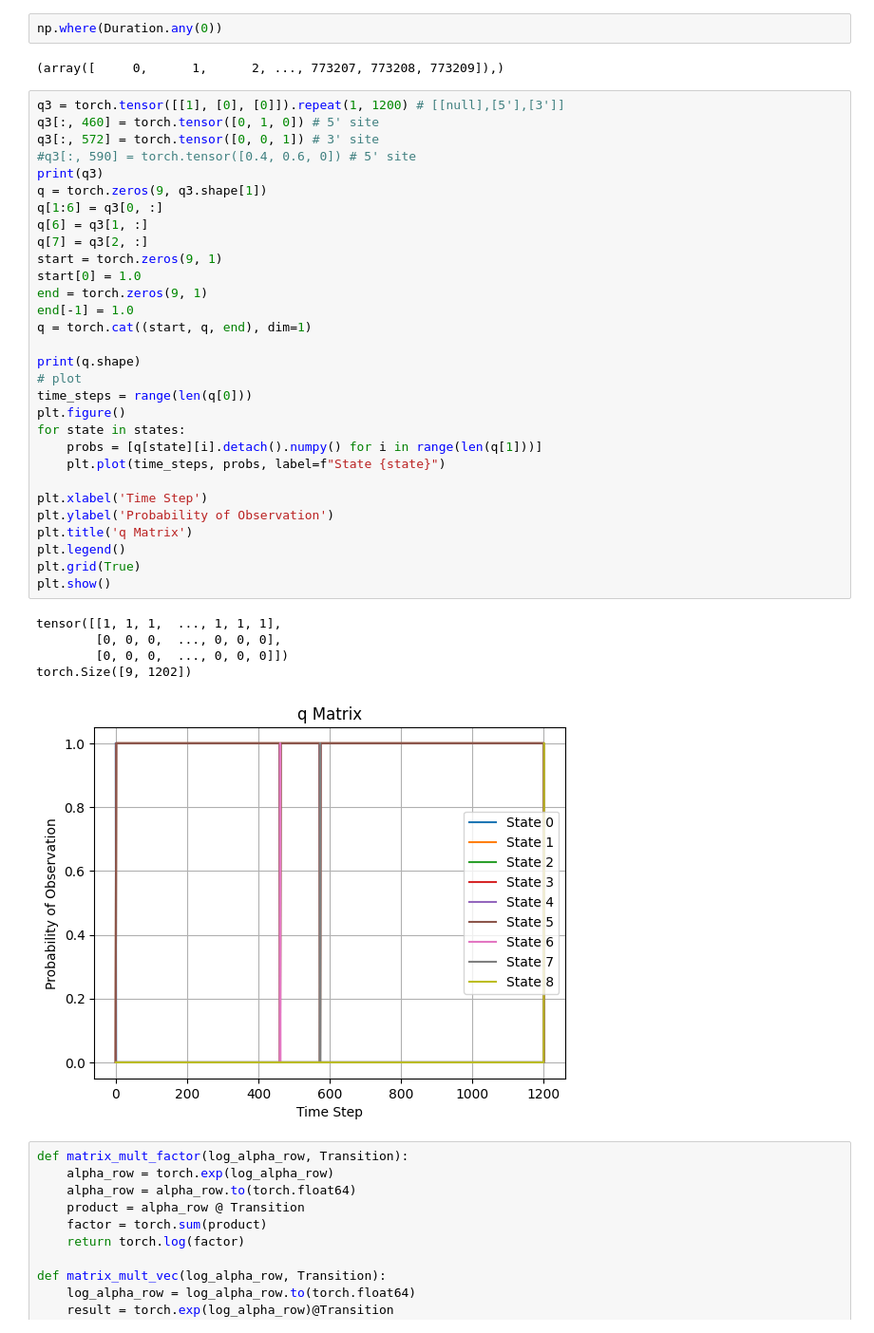
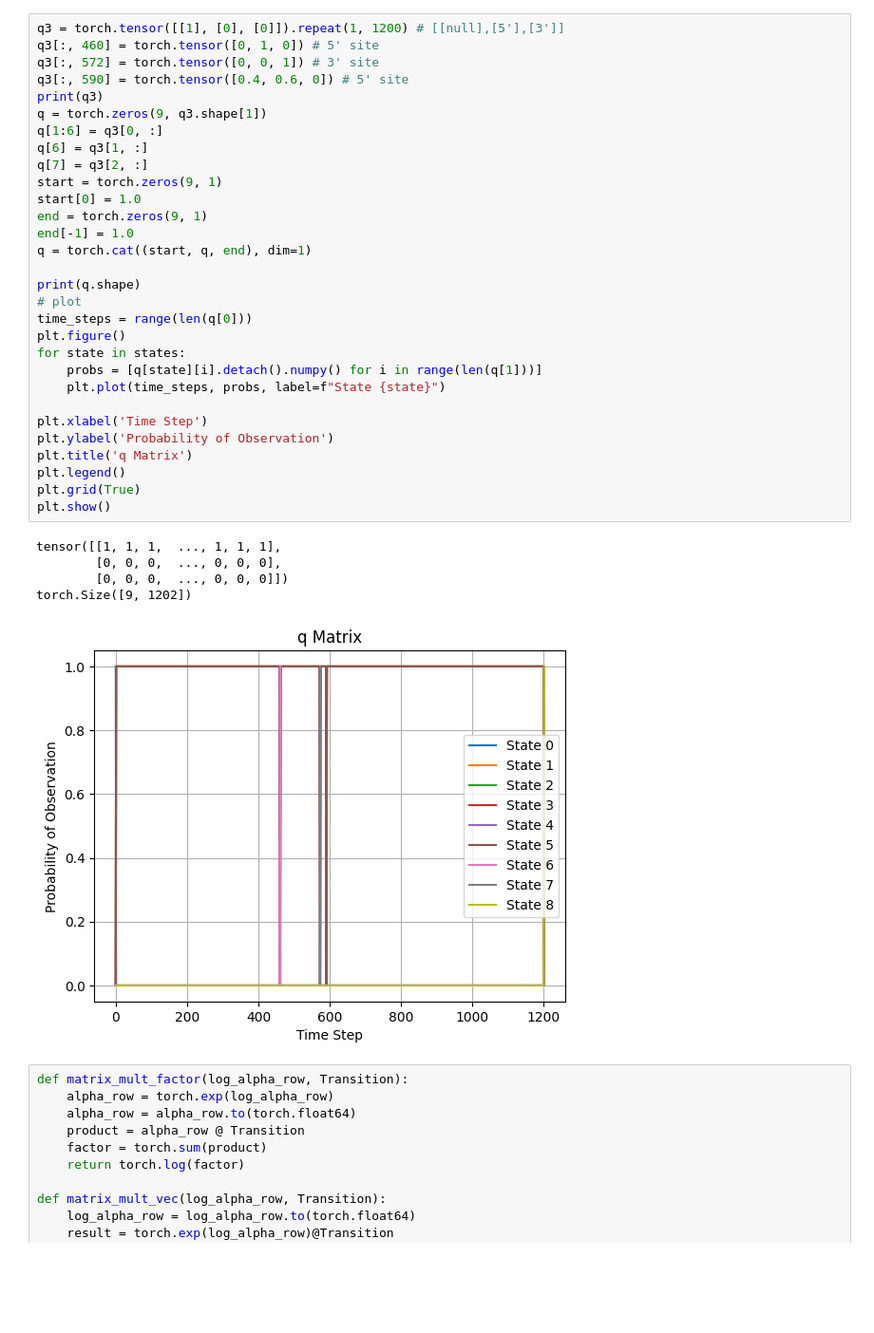
Before and after one commit to jcao0715/hsmm, a Jupyter notebook: synthetic_ex.ipynb, the cells around one changed output. Shown: that part at 95% size. Cells and saved outputs as stored; diff of their text form; blank space fills up the shorter version.

```diff
--- a/synthetic_ex.ipynb
+++ b/synthetic_ex.ipynb
@@ -53,46 +54,42 @@ tensor([[1.0000e+00, 0.0000e+00, 0.0000e+00,  ..., 0.0000e+00, 0.0000e+00,
         [1.0000e+00, 0.0000e+00, 0.0000e+00,  ..., 0.0000e+00, 0.0000e+00,
          0.0000e+00]])
 [figure]
-# %%
-np.where(Duration.any(0))
-# %% [output]
-(array([     0,      1,      2, ..., 773207, 773208, 773209]),)
 # %%
 q3 = torch.tensor([[1], [0], [0]]).repeat(1, 1200) # [[null],[5'],[3']]
 q3[:, 460] = torch.tensor([0, 1, 0]) # 5' site
 q3[:, 572] = torch.tensor([0, 0, 1]) # 3' site
-#q3[:, 590] = torch.tensor([0.4, 0.6, 0]) # 5' site
+q3[:, 590] = torch.tensor([0.4, 0.6, 0]) # 5' site
 print(q3)
 q = torch.zeros(9, q3.shape[1])
 q[1:6] = q3[0, :]
 q[6] = q3[1, :]
 q[7] = q3[2, :]
 start = torch.zeros(9, 1)
 start[0] = 1.0
 end = torch.zeros(9, 1)
 end[-1] = 1.0
 q = torch.cat((start, q, end), dim=1)
 
 print(q.shape)
 # plot
 time_steps = range(len(q[0]))
 plt.figure()
 for state in states:
     probs = [q[state][i].detach().numpy() for i in range(len(q[1]))]
     plt.plot(time_steps, probs, label=f"State {state}")
 
 plt.xlabel('Time Step')
 plt.ylabel('Probability of Observation')
 plt.title('q Matrix')
 plt.legend()
 plt.grid(True)
 plt.show()
 # %% [output]
 tensor([[1, 1, 1,  ..., 1, 1, 1],
         [0, 0, 0,  ..., 0, 0, 0],
         [0, 0, 0,  ..., 0, 0, 0]])
 torch.Size([9, 1202])
-[figure, old version]
+[figure, new version]
 # %%
 def matrix_mult_factor(log_alpha_row, Transition):
     alpha_row = torch.exp(log_alpha_row)
```
Also changed, not shown: parts of 4 cells of this notebook.
